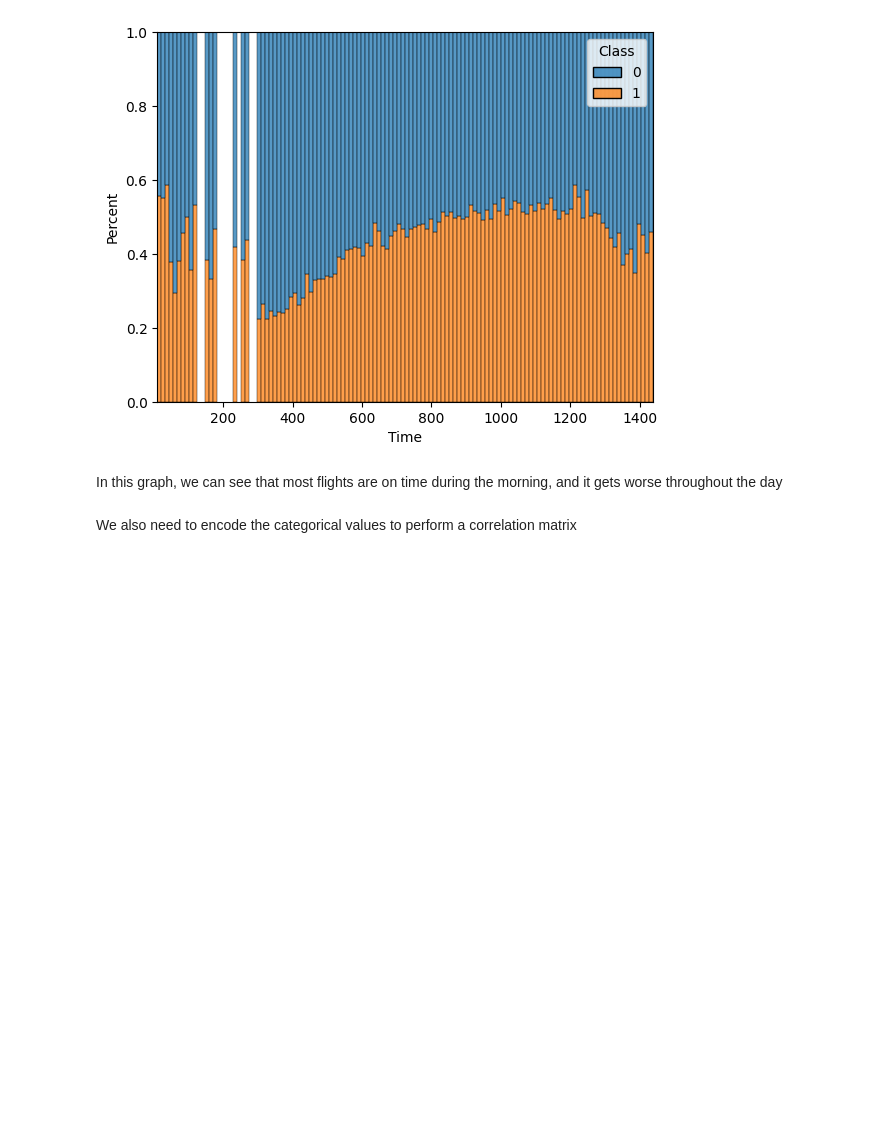
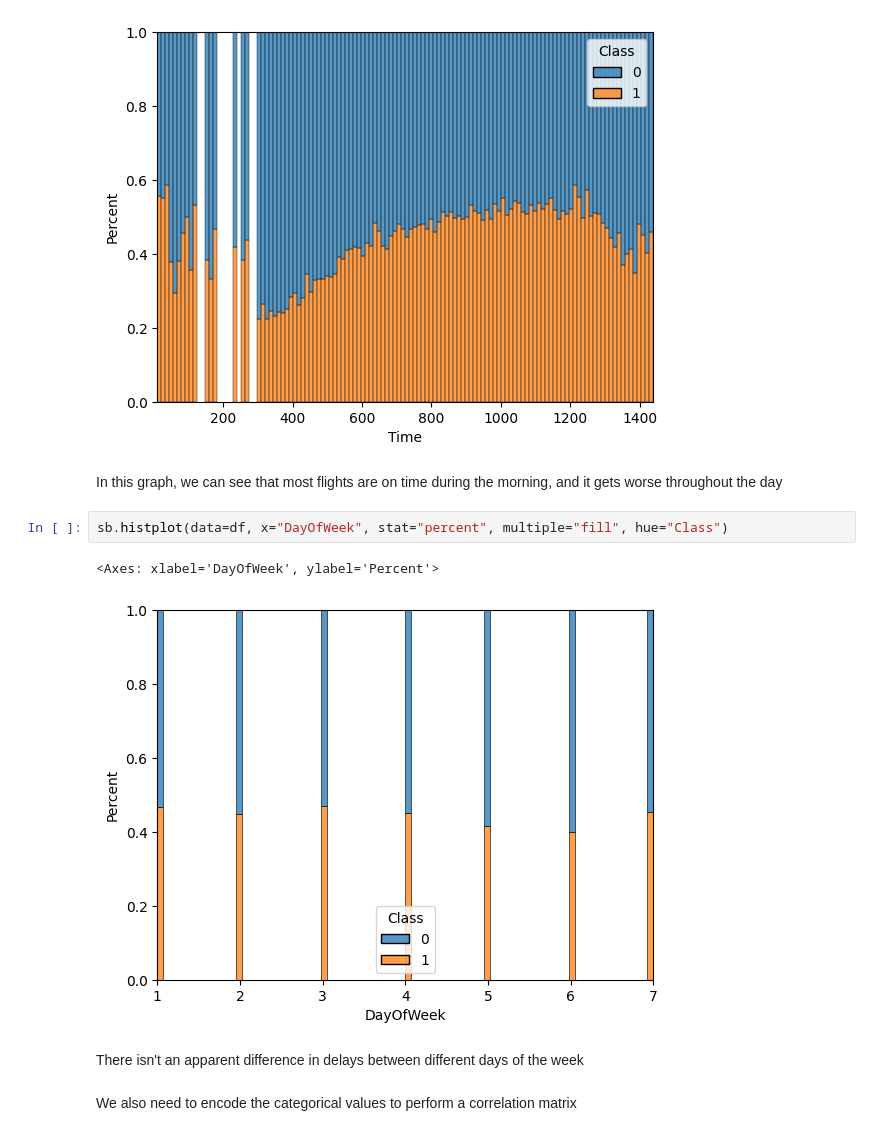
Before and after one commit to beatrizfontao/FEUP-IA, a Jupyter notebook: proj2/airline_delay_notebook.ipynb, the cells around one changed output. Drawn from its saved outputs; the diff is of its cells as text; blank space fills up the shorter version.

```diff
--- a/proj2/airline_delay_notebook.ipynb
+++ b/proj2/airline_delay_notebook.ipynb
@@ -184,6 +201,13 @@ sb.histplot(data=df, x="Time", stat="percent", multiple="fill", hue="Class")
 [figure]
 # %% [markdown]
 In this graph, we can see that most flights are on time during the morning, and it gets worse throughout the day
+# %%
+sb.histplot(data=df, x="DayOfWeek", stat="percent", multiple="fill", hue="Class")
+# %% [output]
+<Axes: xlabel='DayOfWeek', ylabel='Percent'>
+[figure, added]
+# %% [markdown]
+There isn't an apparent difference in delays between different days of the week
 # %% [markdown]
 We also need to encode the categorical values to perform a correlation matrix
 # %%
```
Also changed, not shown: parts of 9 cells of this notebook, 1 other file.
